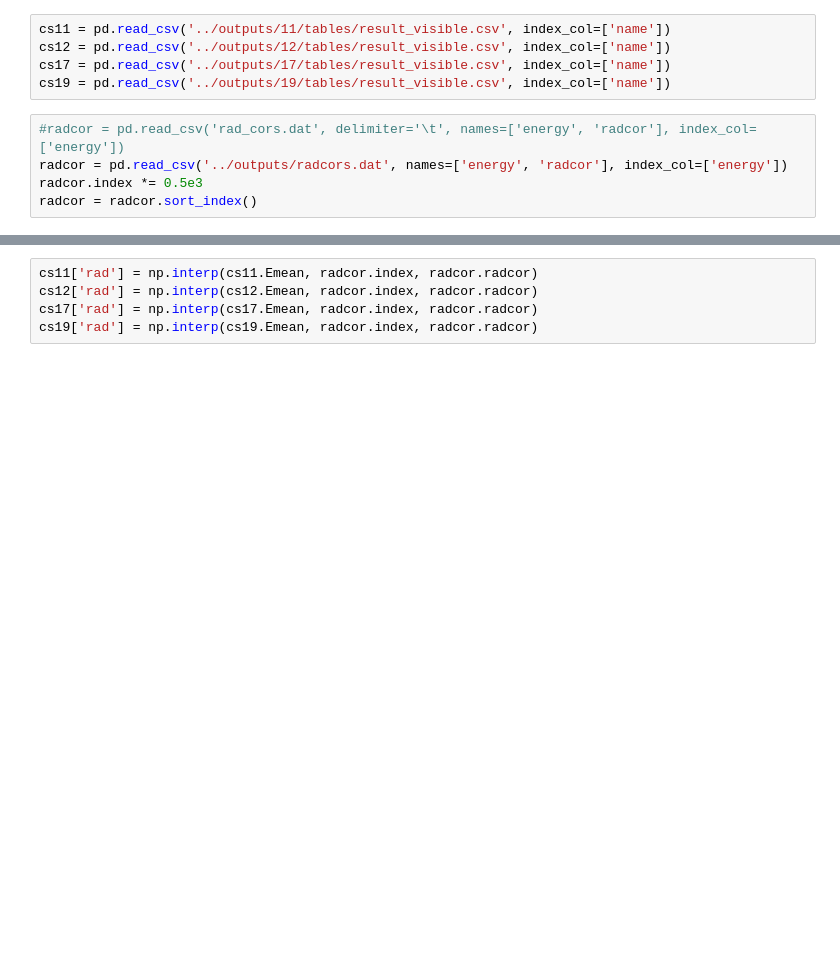
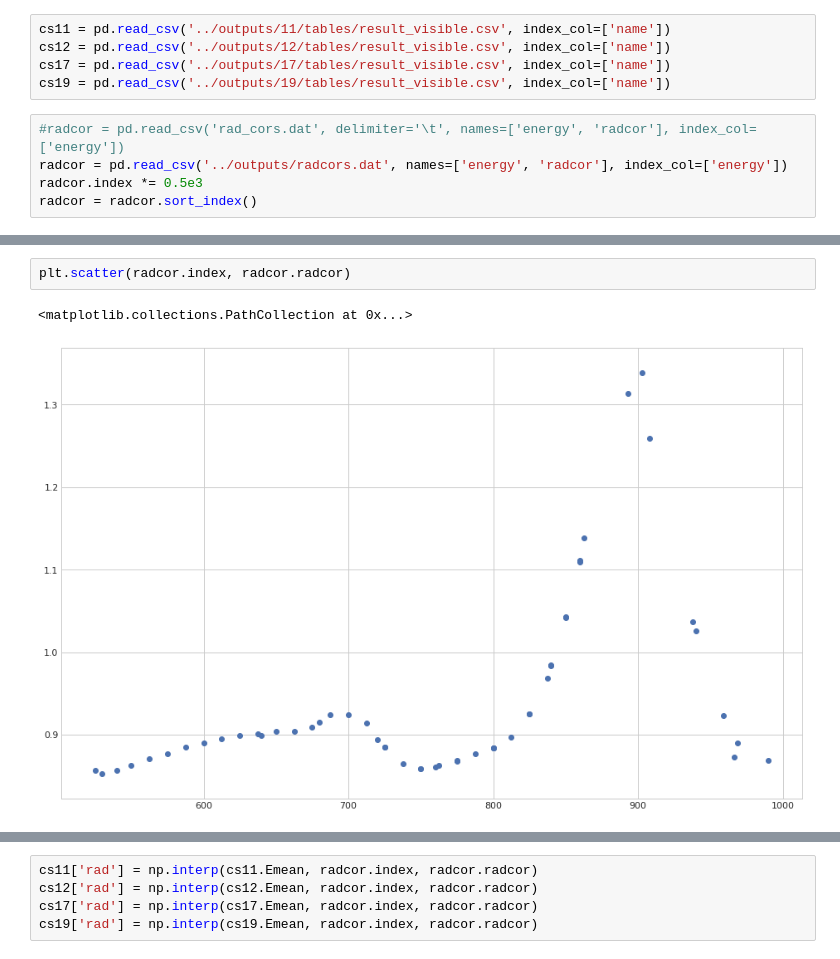
Before and after one commit to nikita-p/research, a Jupyter notebook: uproot/Visible.ipynb, the cells around one changed output, grey strips where cells are left out. Saved outputs shown, nothing was run; the diff lists cells and outputs as text; blank space fills up the shorter version.

```diff
--- a/uproot/Visible.ipynb
+++ b/uproot/Visible.ipynb
@@ -116,3 +123,8 @@ cs11.tail()
+# %%
+plt.scatter(radcor.index, radcor.radcor)
+# %% [output]
+<matplotlib.collections.PathCollection at 0x...>
+[figure, added]
 # %%
 radcor.head()
 # %% [output]
```
Also changed, not shown: parts of 9 cells of this notebook, 6 other files.
